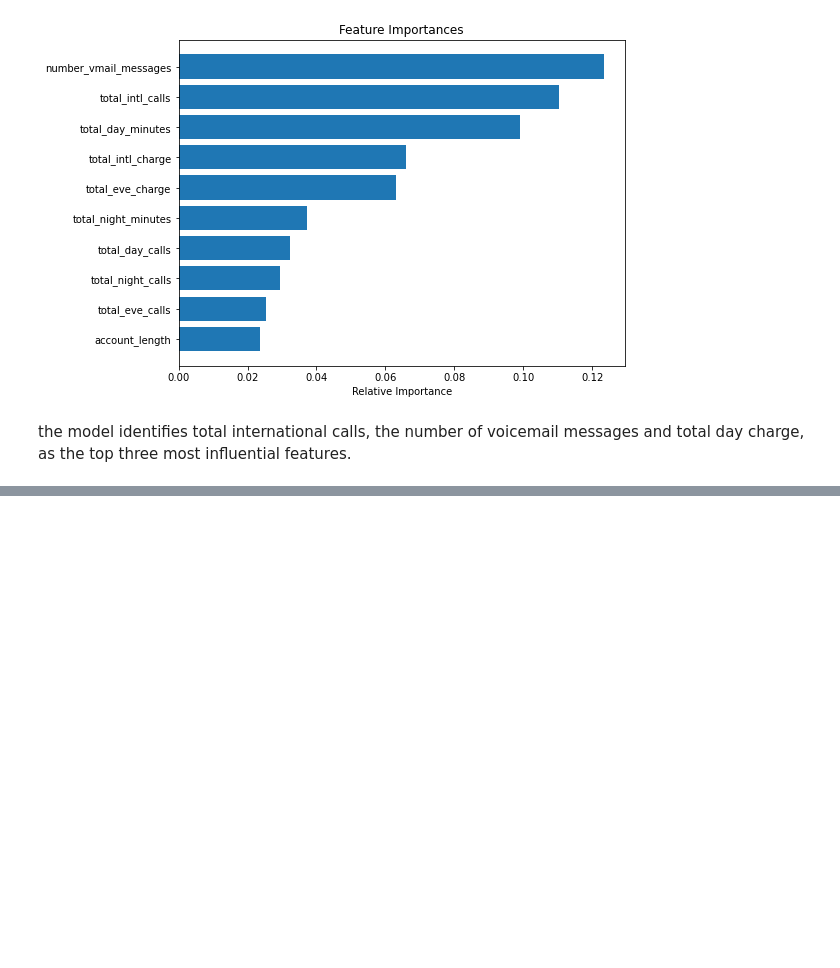
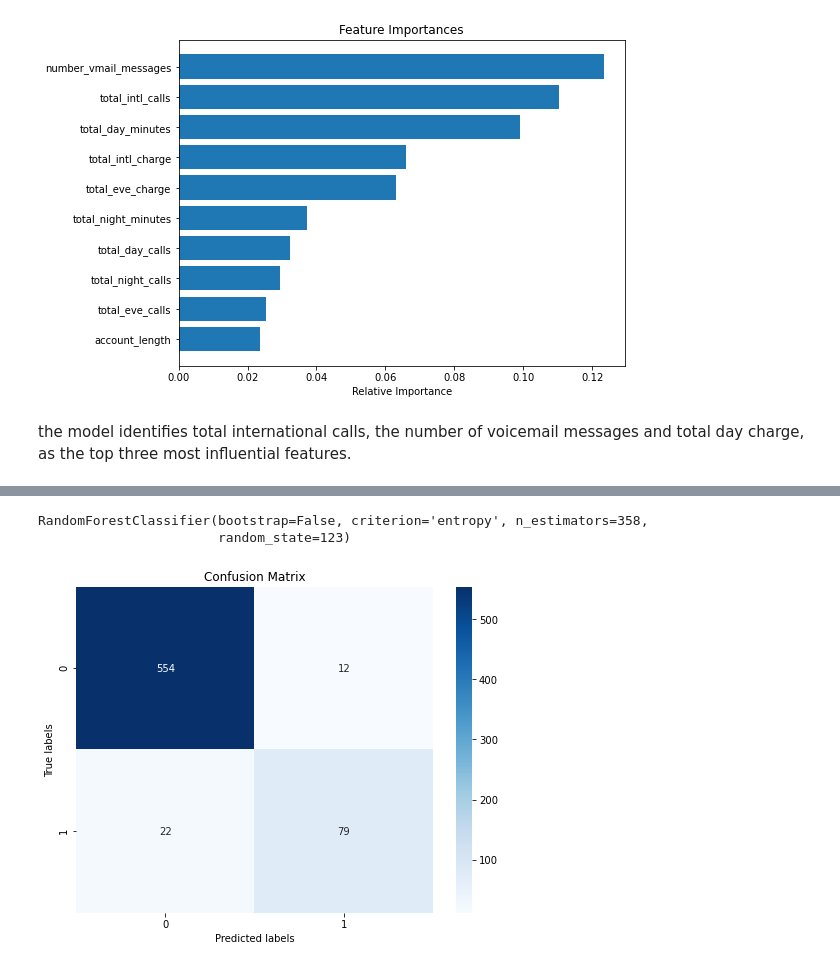
Before and after one commit to juliettmwaura/Phase-3-Project, a Jupyter notebook: Telecomms.ipynb, the cells around one changed output, grey strips where cells are left out. Drawn from its saved outputs; the diff is of its cells as text; code cells hidden in the pictures; blank space fills up the shorter version.

```diff
--- a/Telecomms.ipynb
+++ b/Telecomms.ipynb
@@ -1103,0 +1159,33 @@ the model identifies total international calls, the number of voicemail messages
+# %%
+# Create an instance of the RandomForest classifier with best params
+rf_tuned = RandomForestClassifier(criterion = 'entropy',
+                                  max_depth = best_params['max_depth'],
+                                  min_samples_split = best_params['min_samples_split'],
+                                  n_estimators = best_params['n_estimators'],
+                                  bootstrap = best_params['bootstrap'],
+                                  random_state=123)
+
+# Fit the model on the training data
+rf_tuned.fit(X_train_smote, y_train_smote)
+# %% [output]
+RandomForestClassifier(bootstrap=False, criterion='entropy', n_estimators=358,
+                       random_state=123)
+# %%
+#Predict on the test data
+y_pred_tuned = rf_tuned.predict(X_test)
+
+# Predict on the test data using the tuned RandomForest classifier
+y_pred_tuned = rf_tuned.predict(X_test)
+
+# Calculate confusion matrix
+cm = confusion_matrix(y_test, y_pred_tuned)
+
+# Plot confusion matrix
+plt.figure(figsize=(8, 6))
+sns.heatmap(cm, annot=True, fmt="d", cmap="Blues")
+plt.xlabel("Predicted labels")
+plt.ylabel("True labels")
+plt.title("Confusion Matrix")
+plt.show()
+# %% [output]
+[figure, added]
```
Also changed, not shown: parts of 18 cells of this notebook.
